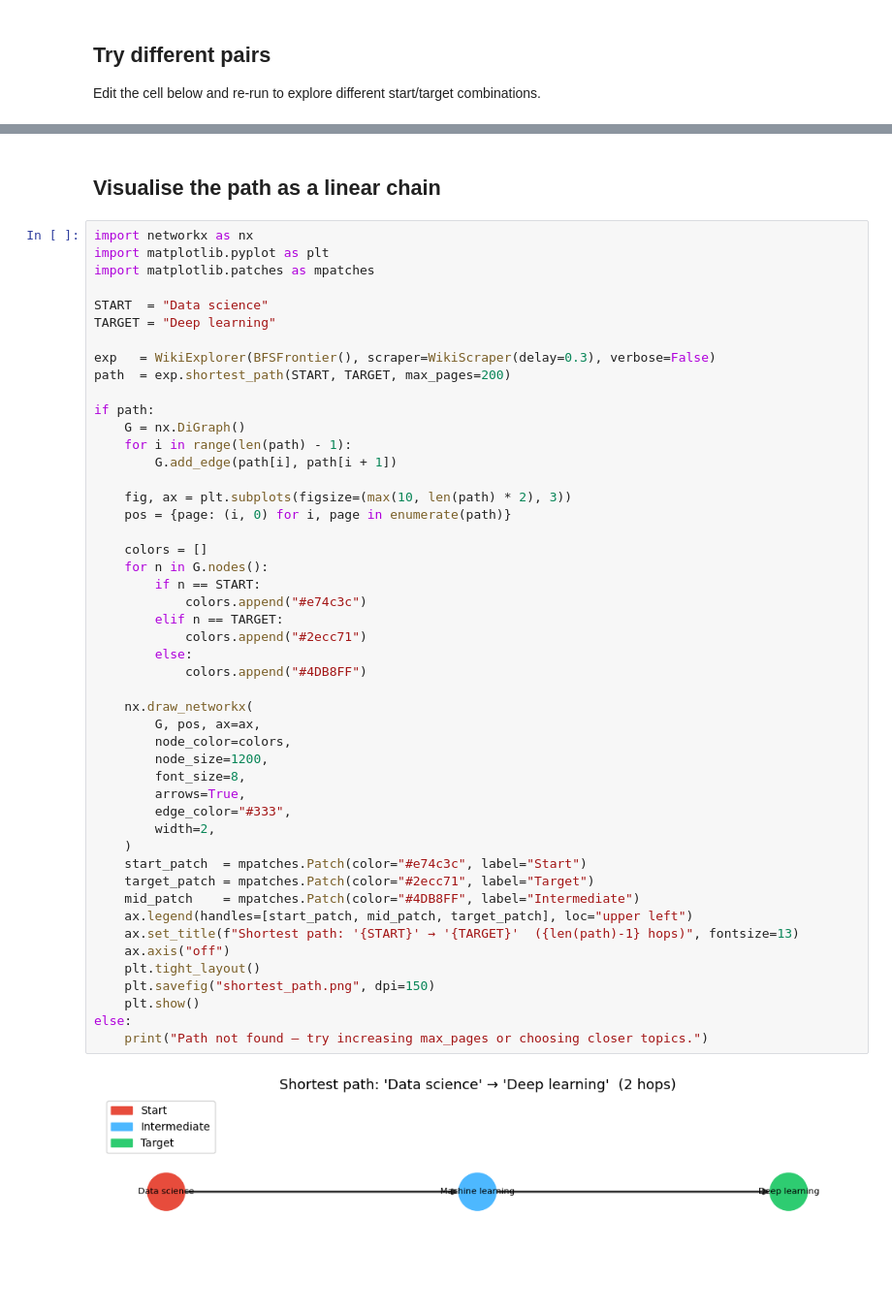
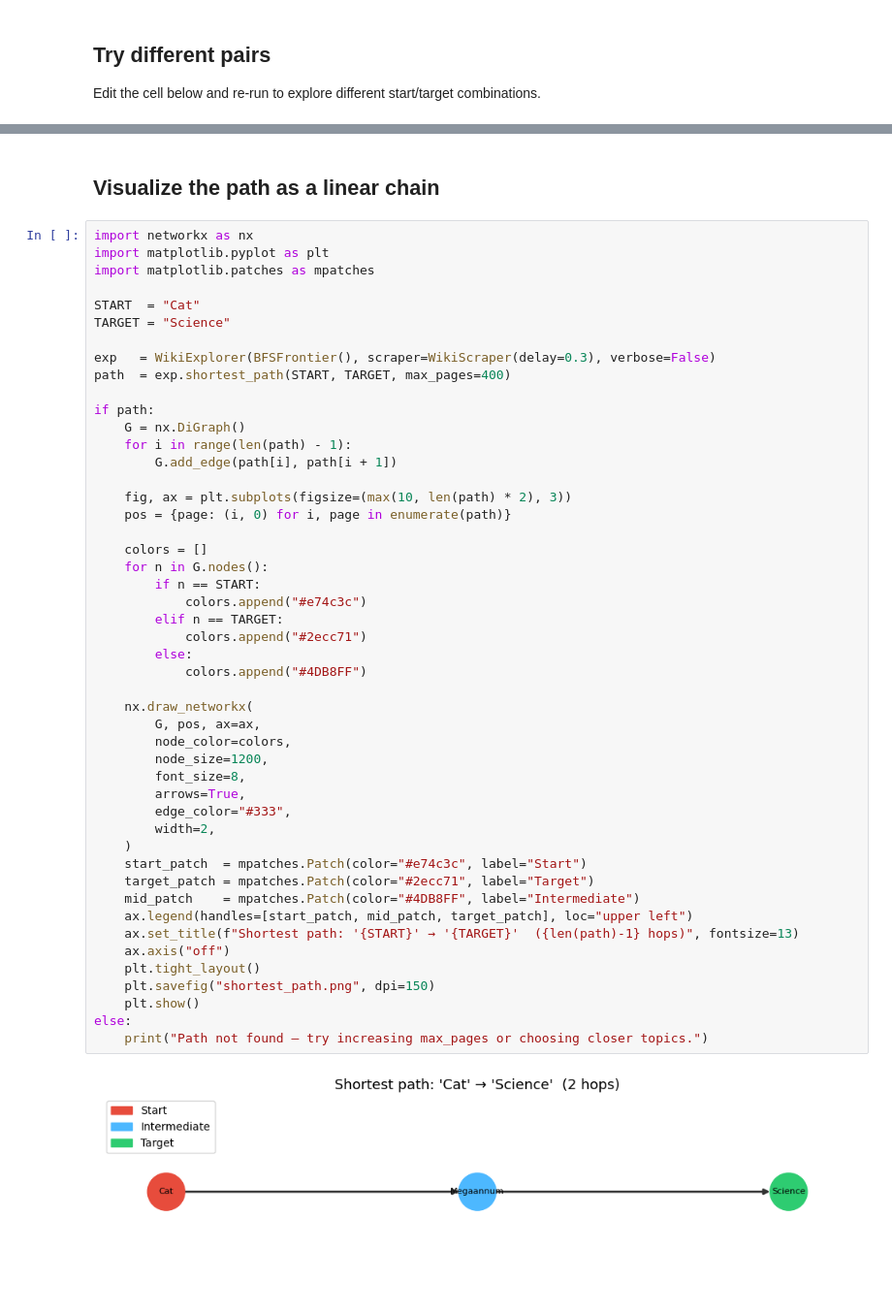
Before and after one commit to Davruun/datastr-alg-finalproj, a Jupyter notebook: notebooks/02_shortest_path.ipynb, the cells around one changed output, grey strips where cells are left out. Shown at 97% size. Drawn from its saved outputs; the diff is of its cells as text.

```diff
--- a/notebooks/02_shortest_path.ipynb
+++ b/notebooks/02_shortest_path.ipynb
@@ -85,15 +86,15 @@ for start, target, limit in PAIRS:
 # %% [markdown]
-## Visualise the path as a linear chain
+## Visualize the path as a linear chain
 # %%
 import networkx as nx
 import matplotlib.pyplot as plt
 import matplotlib.patches as mpatches
 
-START  = "Data science"
-TARGET = "Deep learning"
+START  = "Cat"
+TARGET = "Science"
 
 exp   = WikiExplorer(BFSFrontier(), scraper=WikiScraper(delay=0.3), verbose=False)
-path  = exp.shortest_path(START, TARGET, max_pages=200)
+path  = exp.shortest_path(START, TARGET, max_pages=400)
 
 if path:
     G = nx.DiGraph()
@@ -106,34 +107,34 @@ if path:
     colors = []
     for n in G.nodes():
         if n == START:
             colors.append("#e74c3c")
         elif n == TARGET:
             colors.append("#2ecc71")
         else:
             colors.append("#4DB8FF")
 
     nx.draw_networkx(
         G, pos, ax=ax,
         node_color=colors,
         node_size=1200,
         font_size=8,
         arrows=True,
         edge_color="#333",
         width=2,
     )
     start_patch  = mpatches.Patch(color="#e74c3c", label="Start")
     target_patch = mpatches.Patch(color="#2ecc71", label="Target")
     mid_patch    = mpatches.Patch(color="#4DB8FF", label="Intermediate")
     ax.legend(handles=[start_patch, mid_patch, target_patch], loc="upper left")
     ax.set_title(f"Shortest path: '{START}' → '{TARGET}'  ({len(path)-1} hops)", fontsize=13)
     ax.axis("off")
     plt.tight_layout()
     plt.savefig("shortest_path.png", dpi=150)
     plt.show()
 else:
     print("Path not found — try increasing max_pages or choosing closer topics.")
 # %% [output]
-[figure, old version]
+[figure, new version]
 # %% [markdown]
 ## Why BFS guarantees the shortest path
 
```
Also changed, not shown: parts of 3 cells of this notebook, 6 other files.
